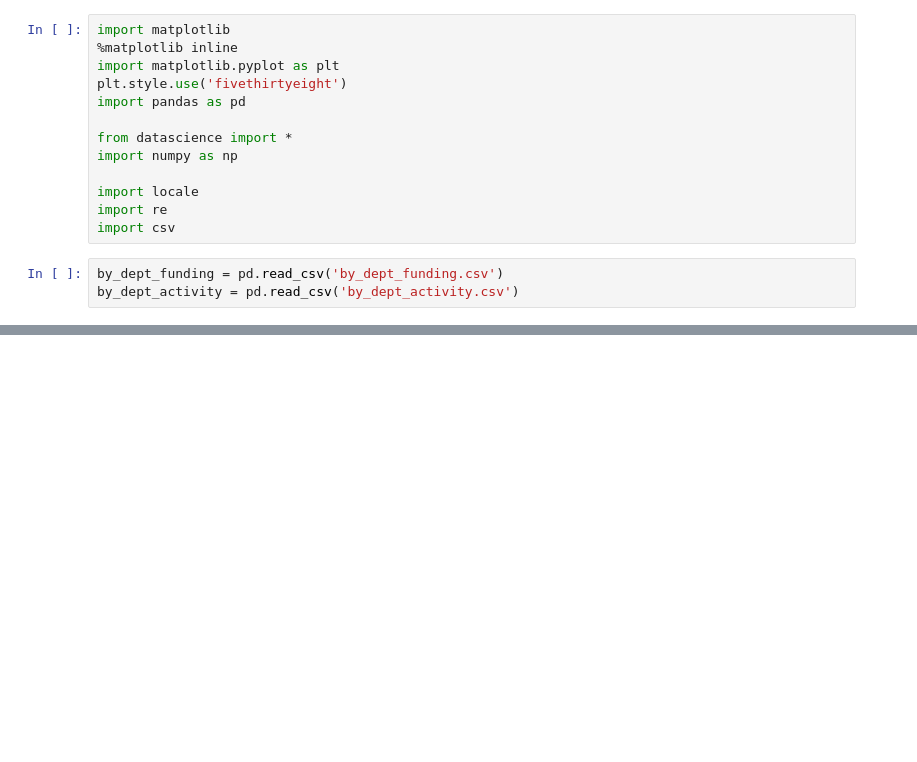
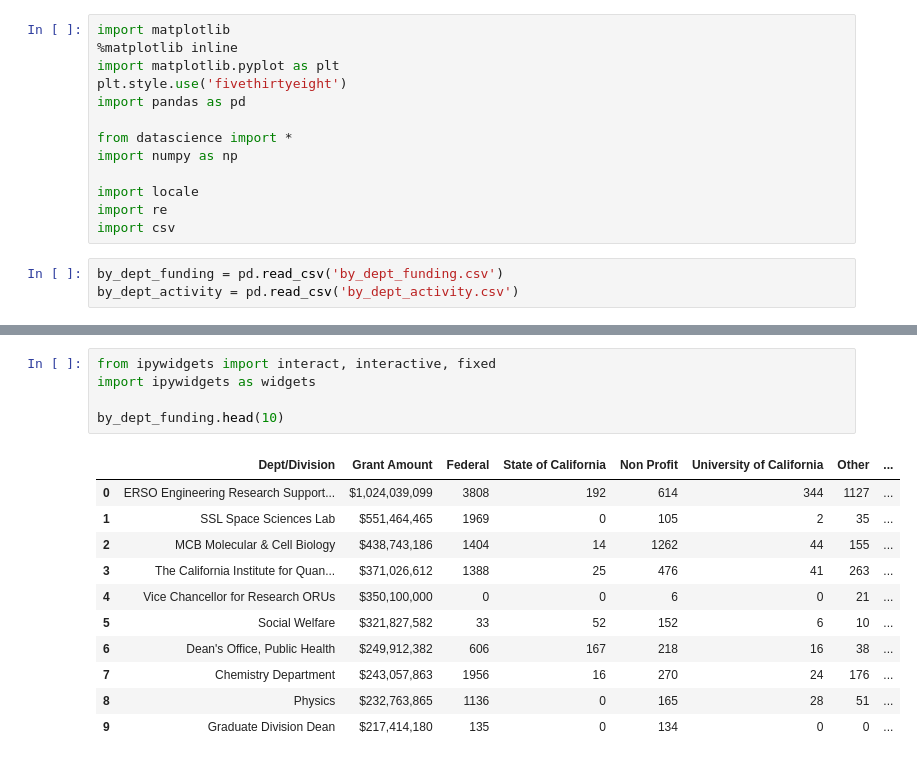
Before and after one commit to BIDS-projects/research-mapping, a Jupyter notebook: visualization.ipynb, the cells around one changed output, grey strips where cells are left out. Cells and saved outputs as stored; diff of their text form; blank space fills up the shorter version.

```diff
--- a/visualization.ipynb
+++ b/visualization.ipynb
@@ -51,0 +58,17 @@ by_dept_funding.iplot(kind='bubble', x='Grant Amount', y='num_of_research', size
+# %%
+from ipywidgets import interact, interactive, fixed
+import ipywidgets as widgets
+
+by_dept_funding.head(10)
+# %% [output]
+|  | Dept/Division | Grant Amount | Federal | State of California | Non Profit | University of California | Other | ... |
+| 0 | ERSO Engineering Research Support... | $1,024,039,099 | 3808 | 192 | 614 | 344 | 1127 | ... |
+| 1 | SSL Space Sciences Lab | $551,464,465 | 1969 | 0 | 105 | 2 | 35 | ... |
+| 2 | MCB Molecular & Cell Biology | $438,743,186 | 1404 | 14 | 1262 | 44 | 155 | ... |
+| 3 | The California Institute for Quan... | $371,026,612 | 1388 | 25 | 476 | 41 | 263 | ... |
+| 4 | Vice Chancellor for Research ORUs | $350,100,000 | 0 | 0 | 6 | 0 | 21 | ... |
+| 5 | Social Welfare | $321,827,582 | 33 | 52 | 152 | 6 | 10 | ... |
+| 6 | Dean's Office, Public Health | $249,912,382 | 606 | 167 | 218 | 16 | 38 | ... |
+| 7 | Chemistry Department | $243,057,863 | 1956 | 16 | 270 | 24 | 176 | ... |
+| 8 | Physics | $232,763,865 | 1136 | 0 | 165 | 28 | 51 | ... |
+| 9 | Graduate Division Dean | $217,414,180 | 135 | 0 | 134 | 0 | 0 | ... |
```
Also changed, not shown: parts of 4 cells of this notebook, 1 other file.
